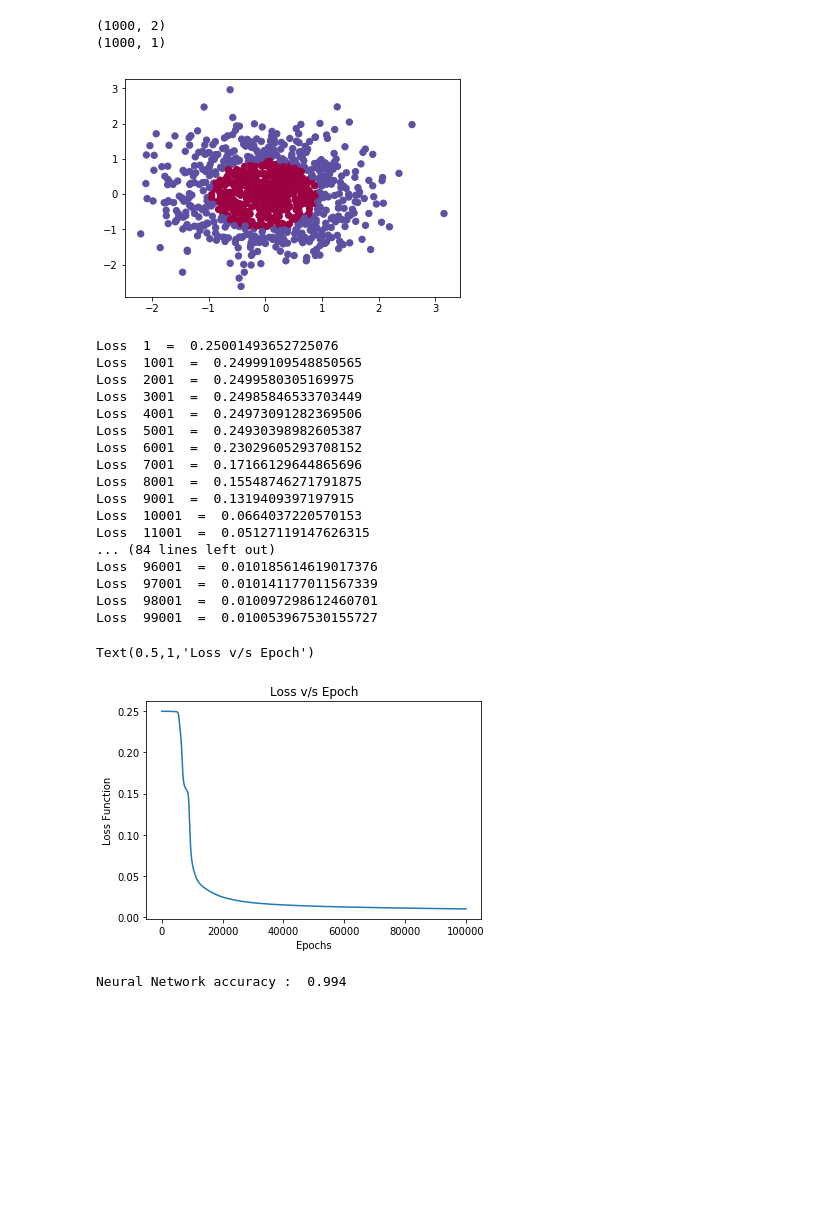
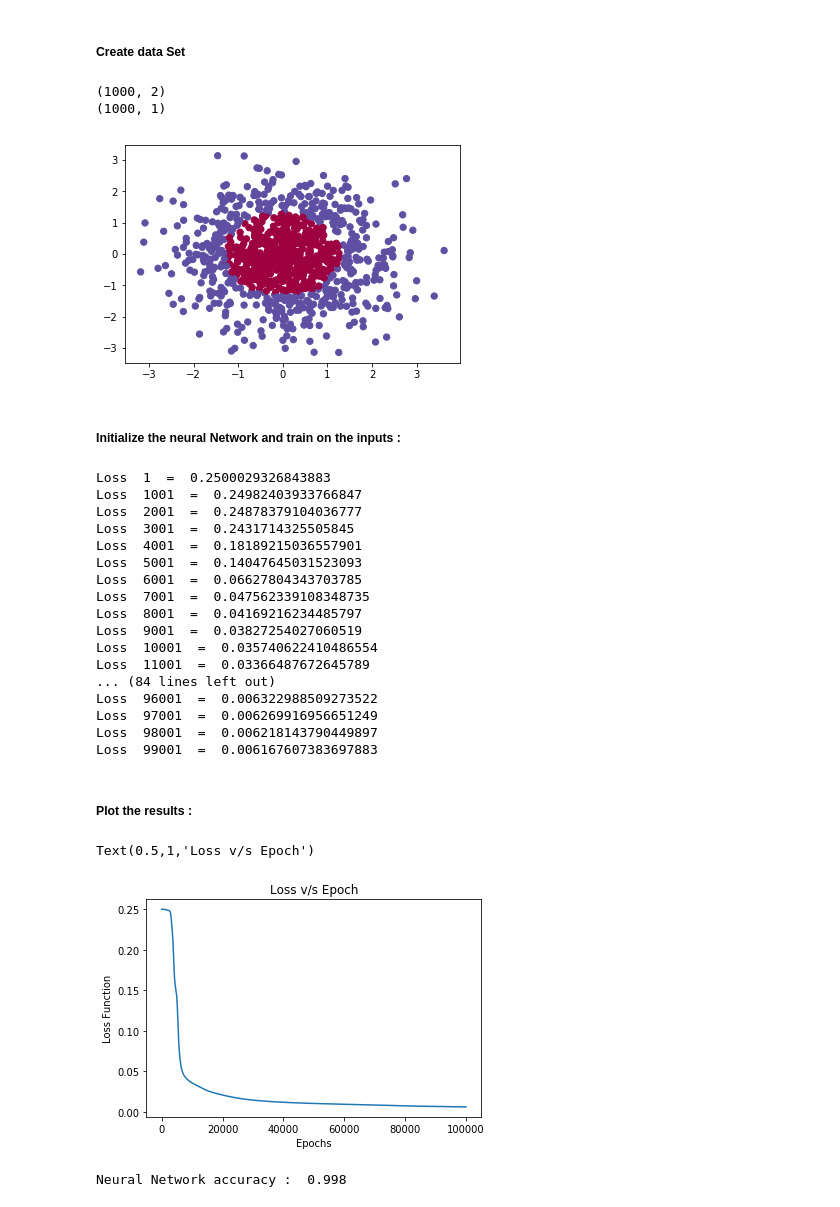
Before and after one commit to kstv364/Machine-Learning, a Jupyter notebook: Jupyter-Notebooks/Neural-Networks/2 - Layer MLP using Gradient Descent.ipynb, the cells around one changed output. Cells and saved outputs as stored; diff of their text form; code cells hidden in the pictures; blank space fills up the shorter version.

Commit message:
added equations and graphs

```diff
--- a/Jupyter-Notebooks/Neural-Networks/2 - Layer MLP using Gradient Descent.ipynb
+++ b/Jupyter-Notebooks/Neural-Networks/2 - Layer MLP using Gradient Descent.ipynb
@@ -66,69 +95,73 @@ class Neural_Network:
         """ Compute predictions with just a forward pass """
         self.forward(X.T)
         return np.round(self.A2.T).astype(np.int)
+# %% [markdown]
+##### Create data Set
 # %%
 N = 1000
-
 def load_data():
 
-    gq = sklearn.datasets.make_gaussian_quantiles(mean=None, cov=0.7,
+    gq = sklearn.datasets.make_gaussian_quantiles(mean=None, cov=1.2,
                                                   n_samples=N, n_features=2,
                                                   n_classes=2, shuffle=True,
                                                   random_state=None)
     return gq
 
 
 def sigmoid(x):
     return 1.0 / (1.0 + np.exp(-x))
 
 
 gaussian_quantiles = load_data()
 X, Y = gaussian_quantiles
 
 
 # Input Data
 plt.figure("Input Data")
 plt.scatter(X[:, 0], X[:, 1], c=Y, s=40, cmap=plt.cm.Spectral)
 
 Y = Y.reshape(N,1)
 print(X.shape)
 print(Y.shape)
 # %% [output]
 (1000, 2)
 (1000, 1)
-[figure, old version]
+[figure, new version]
+# %% [markdown]
+##### Initialize the neural Network and train on the inputs :
 # %%
 nn = Neural_Network(2, 10, 1)
 nn.train(X, Y, 100000, 1.0)
 # %% [output]
-Loss  1  =  0.25001493652725076
-Loss  1001  =  0.24999109548850565
-Loss  2001  =  0.2499580305169975
-Loss  3001  =  0.24985846533703449
-Loss  4001  =  0.24973091282369506
-Loss  5001  =  0.24930398982605387
-Loss  6001  =  0.23029605293708152
-Loss  7001  =  0.17166129644865696
-Loss  8001  =  0.15548746271791875
-Loss  9001  =  0.1319409397197915
-Loss  10001  =  0.0664037220570153
-Loss  11001  =  0.05127119147626315
+Loss  1  =  0.2500029326843883
+Loss  1001  =  0.24982403933766847
+Loss  2001  =  0.24878379104036777
+Loss  3001  =  0.2431714325505845
+Loss  4001  =  0.18189215036557901
+Loss  5001  =  0.14047645031523093
+Loss  6001  =  0.06627804343703785
+Loss  7001  =  0.047562339108348735
+Loss  8001  =  0.04169216234485797
+Loss  9001  =  0.03827254027060519
+Loss  10001  =  0.035740622410486554
+Loss  11001  =  0.03366487672645789
 ... (84 lines left out)
-Loss  96001  =  0.010185614619017376
-Loss  97001  =  0.010141177011567339
-Loss  98001  =  0.010097298612460701
-Loss  99001  =  0.010053967530155727
+Loss  96001  =  0.006322988509273522
+Loss  97001  =  0.006269916956651249
+Loss  98001  =  0.006218143790449897
+Loss  99001  =  0.006167607383697883
+# %% [markdown]
+##### Plot the results :
 # %%
-import matplotlib.pyplot as plt
 plt.plot(range(len(nn.losses)),nn.losses)
 plt.xlabel("Epochs")
 plt.ylabel("Loss Function")
 plt.title("Loss v/s Epoch")
 # %% [output]
 Text(0.5,1,'Loss v/s Epoch')
-[figure, old version]
+[figure, new version]
 # %%
 nn_predictions = nn.predict(X)
 print("Neural Network accuracy : ", np.sum(nn_predictions == Y) / Y.shape[0])
 # %% [output]
-Neural Network accuracy :  0.994
+Neural Network accuracy :  0.998
```
Also changed, not shown: parts of 5 cells of this notebook.
